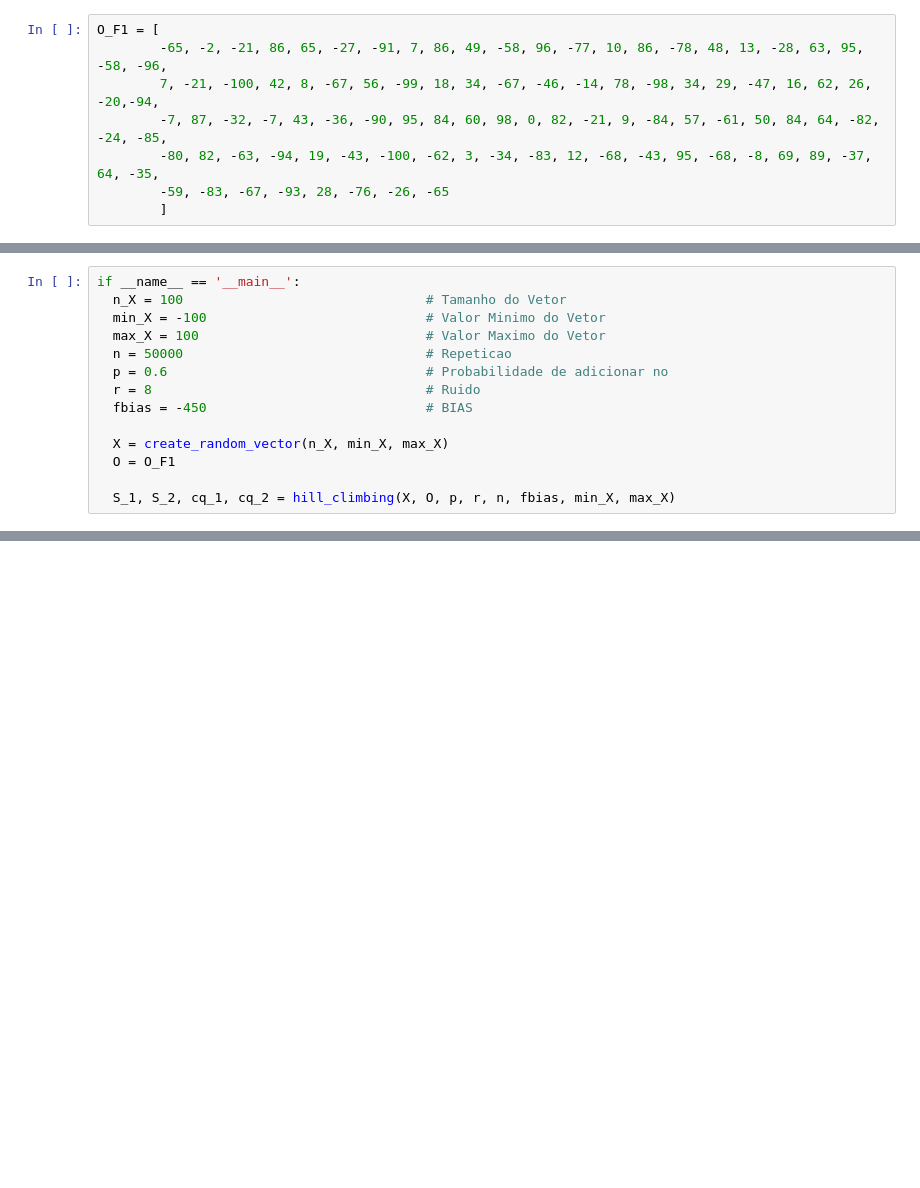
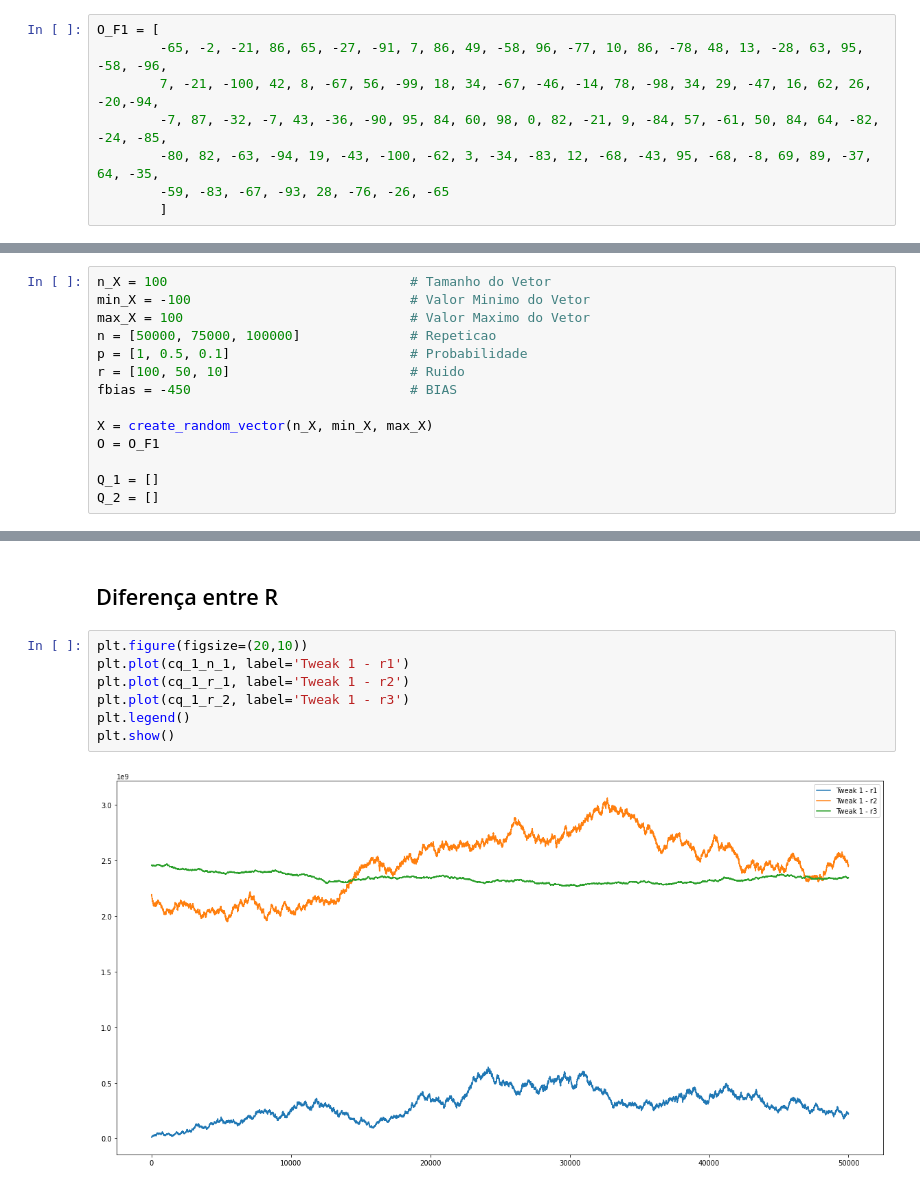
Before and after one commit to EikEUFS/BuscaOtimizacao, a Jupyter notebook: BO_Atividade_01.ipynb, the cells around one changed output, grey strips where cells are left out. Drawn from its saved outputs; the diff is of its cells as text; blank space fills up the shorter version.

```diff
--- a/BO_Atividade_01.ipynb
+++ b/BO_Atividade_01.ipynb
@@ -110,14 +131,14 @@ def hill_climbing(X, O, p, r, n = 5000,fbias = -450, min_X = -100, max_X = 100):
 # %%
-if __name__ == '__main__':
-  n_X = 100                               # Tamanho do Vetor
-  min_X = -100                            # Valor Minimo do Vetor
-  max_X = 100                             # Valor Maximo do Vetor
-  n = 50000                               # Repeticao
-  p = 0.6                                 # Probabilidade de adicionar no
-  r = 8                                   # Ruido
-  fbias = -450                            # BIAS
+n_X = 100                               # Tamanho do Vetor
+min_X = -100                            # Valor Minimo do Vetor
+max_X = 100                             # Valor Maximo do Vetor
+n = [50000, 75000, 100000]              # Repeticao
+p = [1, 0.5, 0.1]                       # Probabilidade
+r = [100, 50, 10]                       # Ruido
+fbias = -450                            # BIAS
 
-  X = create_random_vector(n_X, min_X, max_X)
-  O = O_F1
+X = create_random_vector(n_X, min_X, max_X)
+O = O_F1
 
-  S_1, S_2, cq_1, cq_2 = hill_climbing(X, O, p, r, n, fbias, min_X, max_X)
+Q_1 = []
+Q_2 = []
@@ -133,0 +229,11 @@ plt.show()
+# %% [markdown]
+## Diferença entre R
+# %%
+plt.figure(figsize=(20,10))
+plt.plot(cq_1_n_1, label='Tweak 1 - r1')
+plt.plot(cq_1_r_1, label='Tweak 1 - r2')
+plt.plot(cq_1_r_2, label='Tweak 1 - r3')
+plt.legend()
+plt.show()
+# %% [output]
+[figure, added]
```
Also changed, not shown: parts of 20 cells of this notebook.
